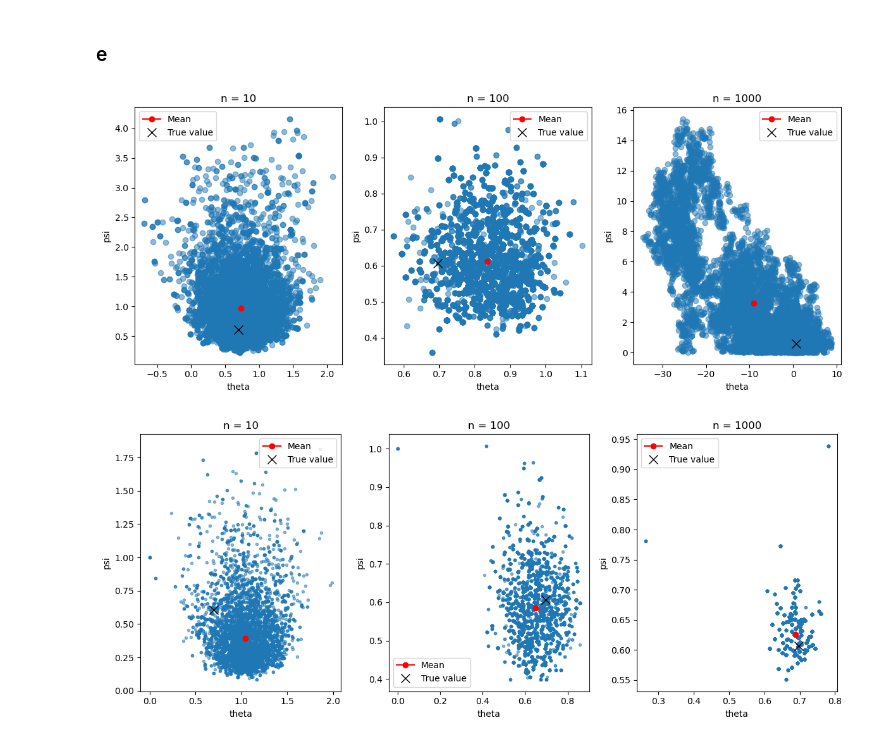
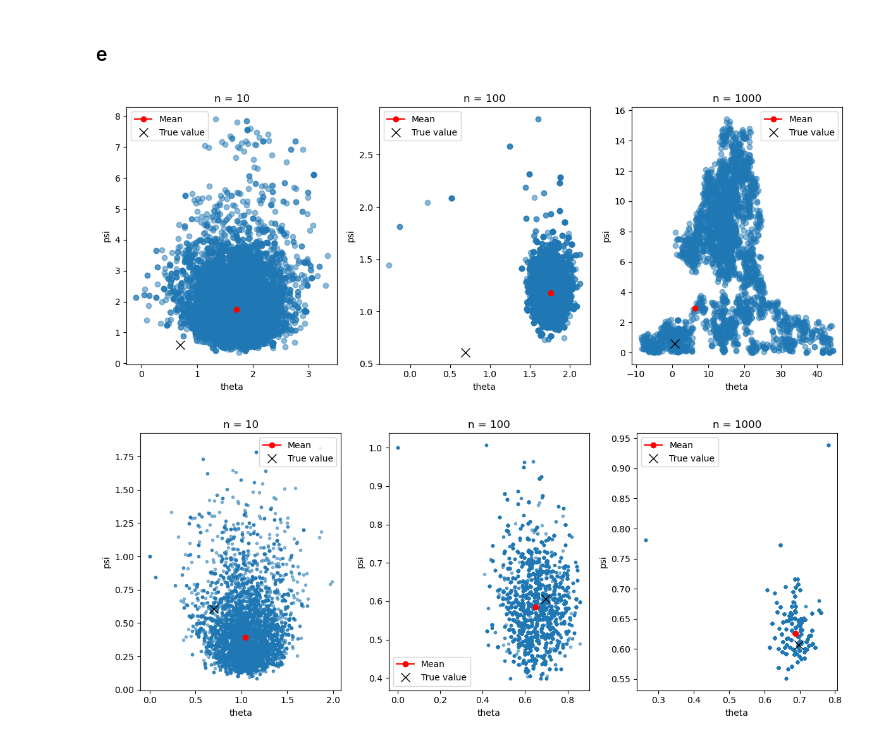
Before and after one commit to markus1573/stokastisk-simulering, a Jupyter notebook: Gertrud/day5.ipynb, the cells around one changed output. Cells and saved outputs as stored; diff of their text form; code cells hidden in the pictures.

```diff
--- a/Gertrud/day5.ipynb
+++ b/Gertrud/day5.ipynb
@@ -457,34 +444,34 @@ plt.show()
 # %%
 n = [10, 100, 1000]
 
 samples_list = []
 means = []
 for i in n:
 
-    x = np.random.normal(theta_true, np.sqrt(psi_true), size=i)
+    x = np.random.normal(theta, np.sqrt(psi), size=i)
 
     samples = metropolis_hastings(x, prior, N=10000)
 
     burn_in = 1000
     thin = 10
 
     mcmc_samples = samples[burn_in::thin]
     samples_list.append(samples)
     means.append(np.mean(mcmc_samples, axis=0))
 
 plt.figure(figsize=(12, 5))
 for i, samples in enumerate(samples_list):
     plt.subplot(1, len(n), i+1)
     plt.scatter(samples[:, 0], samples[:, 1], alpha=0.5)
     plt.plot(means[i][0], means[i][1], 'ro-', label="Mean")
     plt.plot(theta_true, psi_true, 'kx', label="True value", markersize=10)
     plt.xlabel("theta")
     plt.ylabel("psi")
     plt.title(f"n = {n[i]}")
     plt.legend()
 plt.tight_layout()
 plt.show()
 # %% [output]
-[figure, old version]
+[figure, new version]
 # %%
 np.random.seed(42)
```
Also changed, not shown: parts of 4 cells of this notebook.
